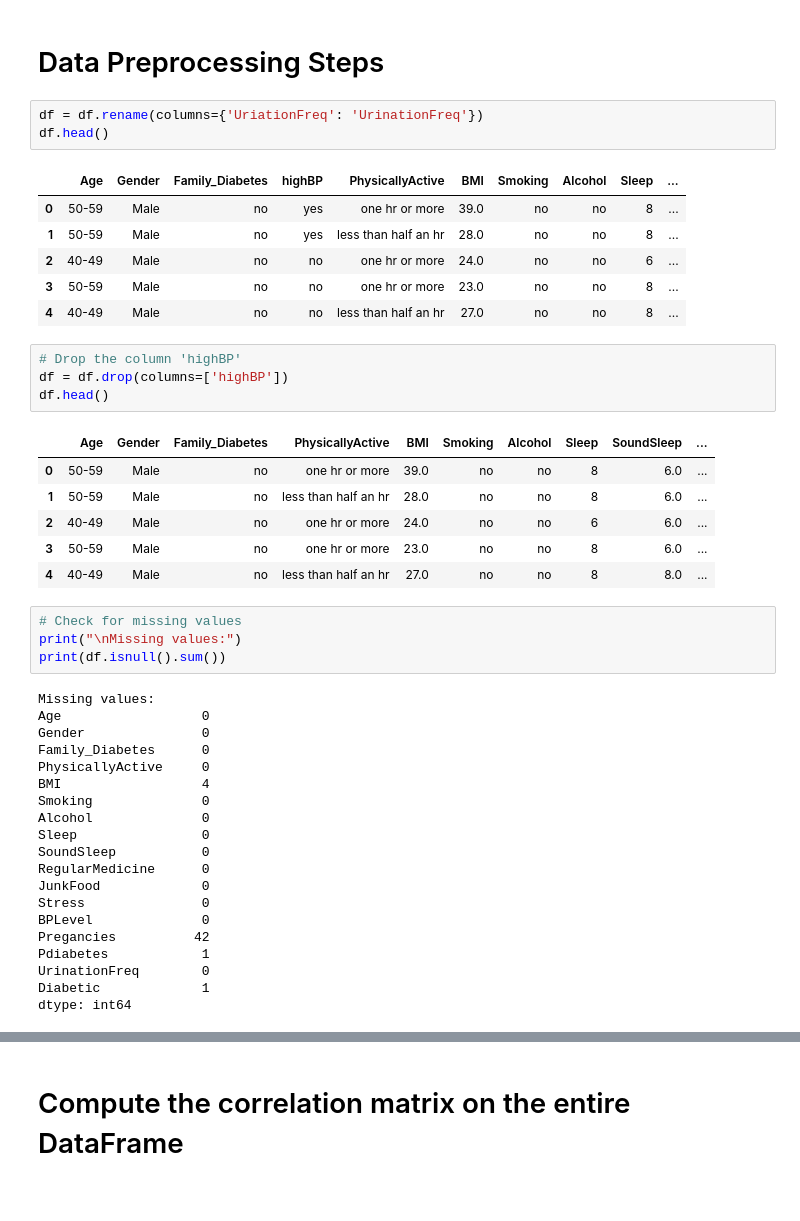
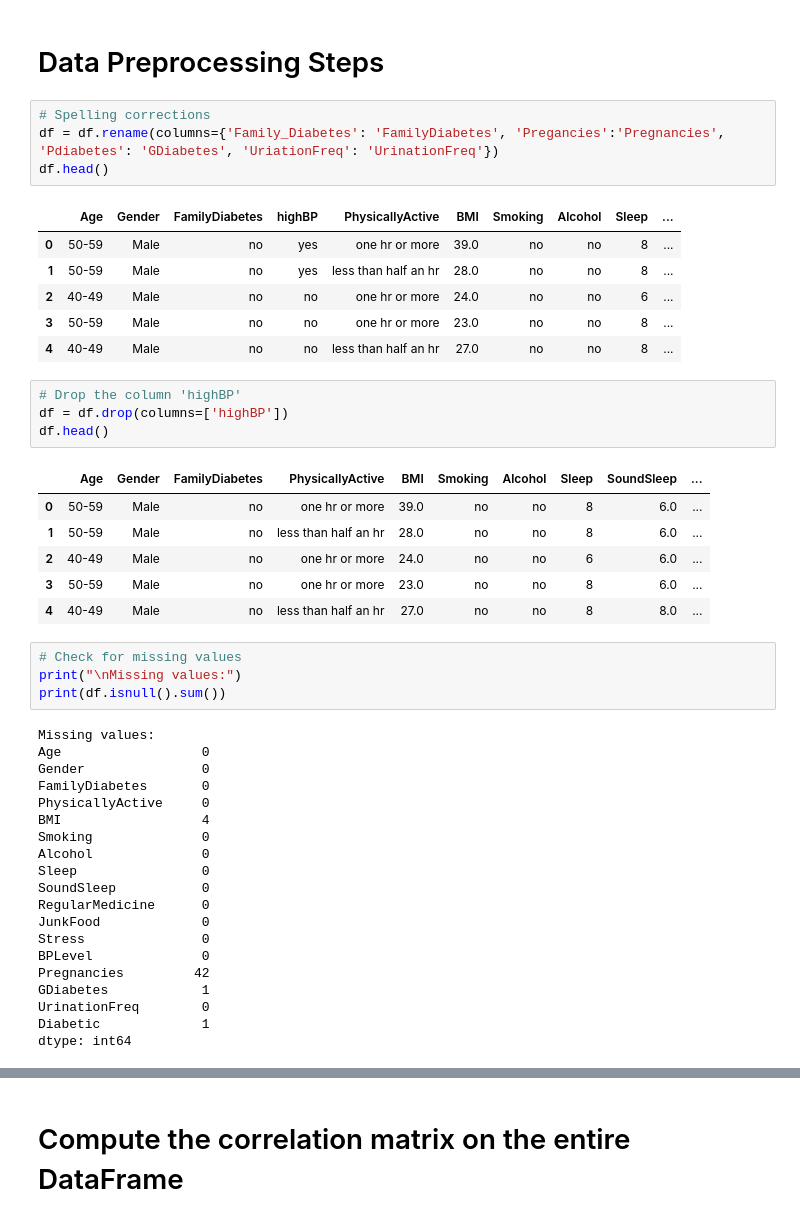
Before and after one commit to bernardtse/diabetes-prediction, a Jupyter notebook: DiabetesPrediction.ipynb, the cells around one changed output, grey strips where cells are left out. Cells and saved outputs as stored; diff of their text form.

```diff
--- a/DiabetesPrediction.ipynb
+++ b/DiabetesPrediction.ipynb
@@ -185,10 +185,11 @@ df.head()
 # %% [markdown]
 # Data Preprocessing Steps
 # %%
-df = df.rename(columns={'UriationFreq': 'UrinationFreq'})
+# Spelling corrections
+df = df.rename(columns={'Family_Diabetes': 'FamilyDiabetes', 'Pregancies':'Pregnancies', 'Pdiabetes': 'GDiabetes', 'UriationFreq': 'UrinationFreq'})
 df.head()
 # %% [output]
-|  | Age | Gender | Family_Diabetes | highBP | PhysicallyActive | BMI | Smoking | Alcohol | Sleep | ... |
+|  | Age | Gender | FamilyDiabetes | highBP | PhysicallyActive | BMI | Smoking | Alcohol | Sleep | ... |
 | 0 | 50-59 | Male | no | yes | one hr or more | 39.0 | no | no | 8 | ... |
 | 1 | 50-59 | Male | no | yes | less than half an hr | 28.0 | no | no | 8 | ... |
 | 2 | 40-49 | Male | no | no | one hr or more | 24.0 | no | no | 6 | ... |
@@ -199,7 +200,7 @@ df.head()
 df = df.drop(columns=['highBP'])
 df.head()
 # %% [output]
-|  | Age | Gender | Family_Diabetes | PhysicallyActive | BMI | Smoking | Alcohol | Sleep | SoundSleep | ... |
+|  | Age | Gender | FamilyDiabetes | PhysicallyActive | BMI | Smoking | Alcohol | Sleep | SoundSleep | ... |
 | 0 | 50-59 | Male | no | one hr or more | 39.0 | no | no | 8 | 6.0 | ... |
 | 1 | 50-59 | Male | no | less than half an hr | 28.0 | no | no | 8 | 6.0 | ... |
 | 2 | 40-49 | Male | no | one hr or more | 24.0 | no | no | 6 | 6.0 | ... |
@@ -213,7 +214,7 @@ print(df.isnull().sum())
 Missing values:
 Age                  0
 Gender               0
-Family_Diabetes      0
+FamilyDiabetes       0
 PhysicallyActive     0
 BMI                  4
 Smoking              0
@@ -224,8 +225,8 @@ RegularMedicine      0
 JunkFood             0
 Stress               0
 BPLevel              0
-Pregancies          42
-Pdiabetes            1
+Pregnancies         42
+GDiabetes            1
 UrinationFreq        0
 Diabetic             1
 dtype: int64
```
Also changed, not shown: parts of 16 cells of this notebook, 7 other files.
